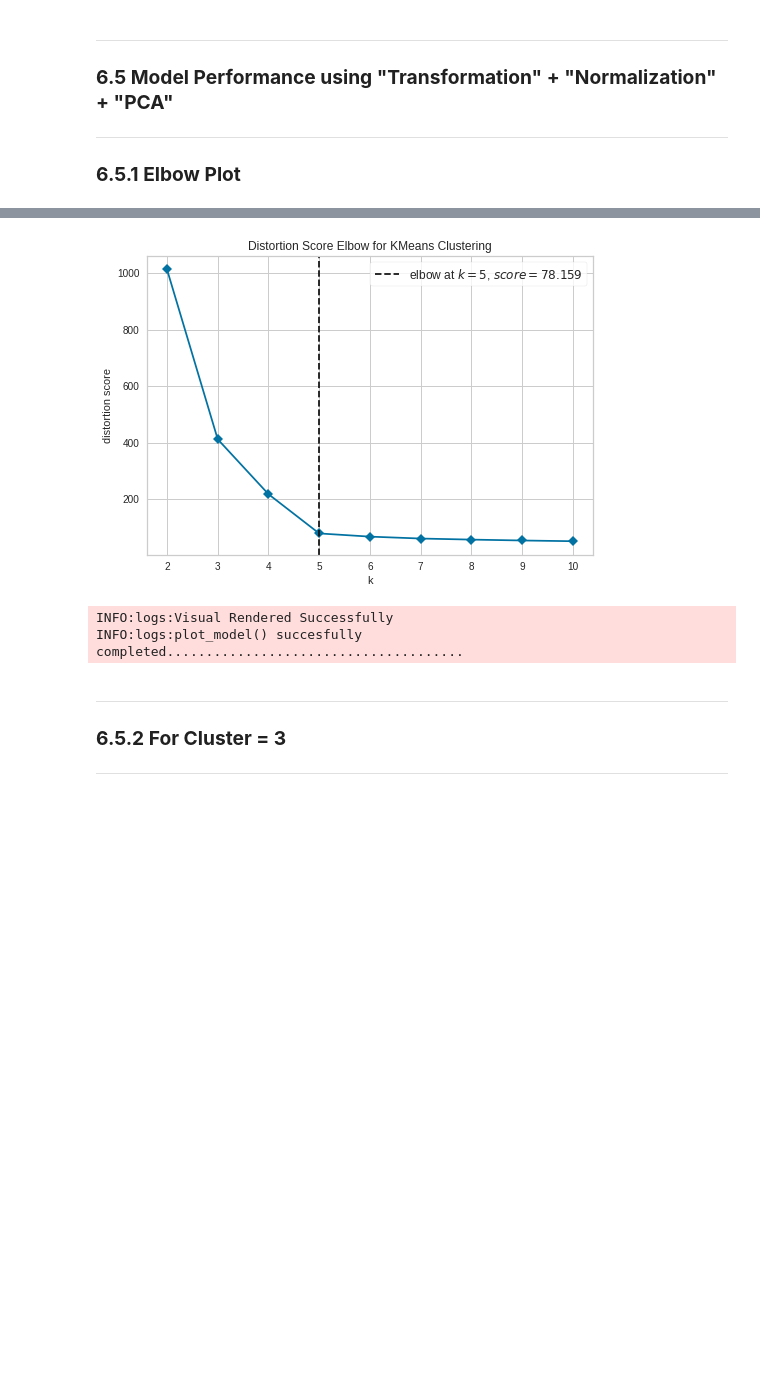
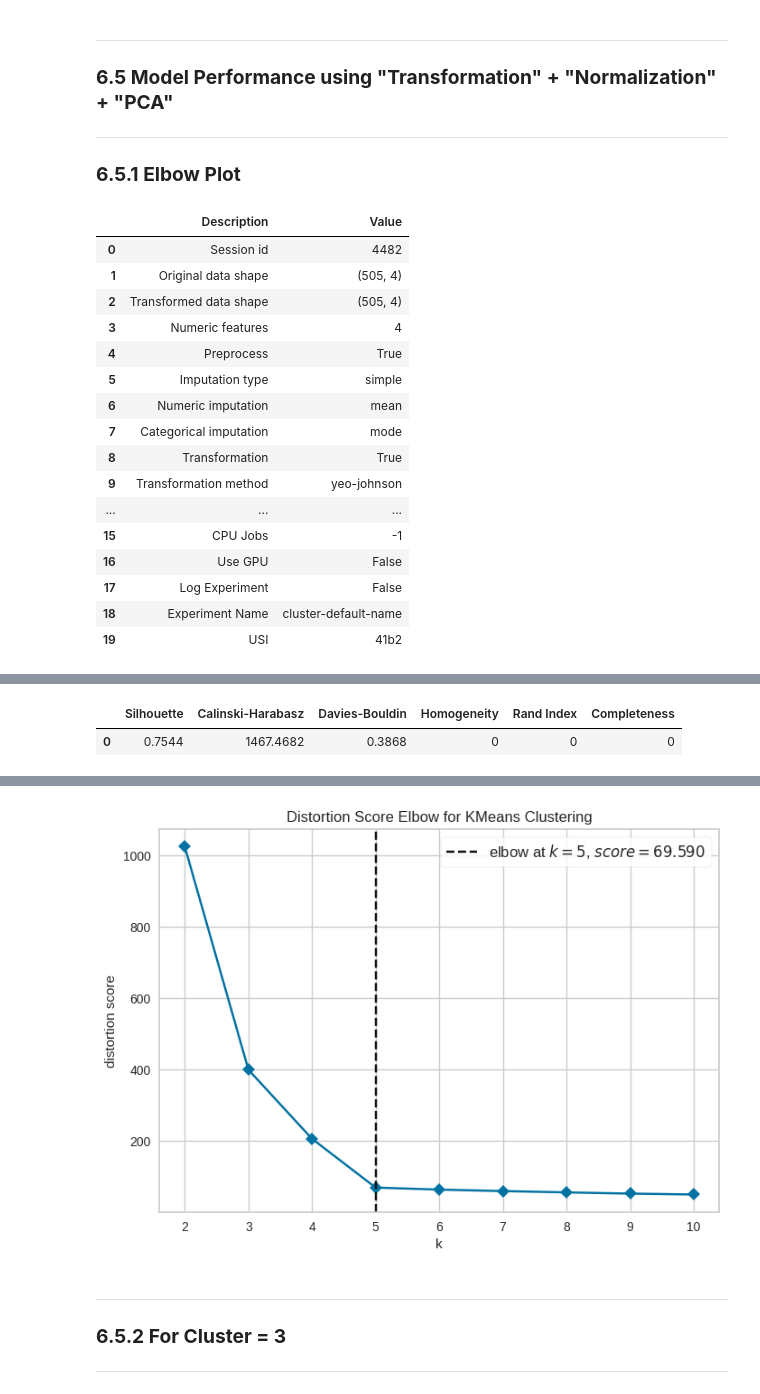
Before and after one commit to psrana/Machine-Learning-using-PyCaret, a Jupyter notebook: 03_PyCaret_for_Clustering_with_Results.ipynb, the cells around one changed output, grey strips where cells are left out. Cells and saved outputs as stored; diff of their text form; code cells hidden in the pictures; blank space fills up the shorter version.

```diff
--- a/03_PyCaret_for_Clustering_with_Results.ipynb
+++ b/03_PyCaret_for_Clustering_with_Results.ipynb
@@ -714,7 +934,24 @@ INFO:logs:create_model() succesfully completed..................................
 ### **6.5.1 Elbow Plot**
 # %%
 setup(data = jewelleryDataSet, transformation = True, normalize = True, pca = True,
-      normalize_method = 'zscore', transformation_method = 'yeo-johnson', pca_method = 'linear', silent=True)
+      normalize_method = 'zscore', transformation_method = 'yeo-johnson', pca_method = 'linear')
 x = create_model('kmeans')
 plot_model(x, plot = 'elbow')
 # %% [output]
+|  | Description | Value |
+| 0 | Session id | 4482 |
+| 1 | Original data shape | (505, 4) |
+| 2 | Transformed data shape | (505, 4) |
+| 3 | Numeric features | 4 |
+| 4 | Preprocess | True |
+| 5 | Imputation type | simple |
+| 6 | Numeric imputation | mean |
+| 7 | Categorical imputation | mode |
+| 8 | Transformation | True |
+| 9 | Transformation method | yeo-johnson |
+| ... | ... | ... |
+| 15 | CPU Jobs | -1 |
+| 16 | Use GPU | False |
+| 17 | Log Experiment | False |
+| 18 | Experiment Name | cluster-default-name |
+| 19 | USI | 41b2 |
@@ -720,0 +959,2 @@ plot_model(x, plot = 'elbow')
+|  | Silhouette | Calinski-Harabasz | Davies-Bouldin | Homogeneity | Rand Index | Completeness |
+| 0 | 0.7544 | 1467.4682 | 0.3868 | 0 | 0 | 0 |
@@ -721,6 +963,4 @@ plot_model(x, plot = 'elbow')
-[figure, old version]
+[figure, new version]
-INFO:logs:Visual Rendered Successfully
-INFO:logs:plot_model() succesfully completed......................................
 # %% [markdown]
 ---
 ### **6.5.2 For Cluster = 3**
```
Also changed, not shown: parts of 42 cells of this notebook.
